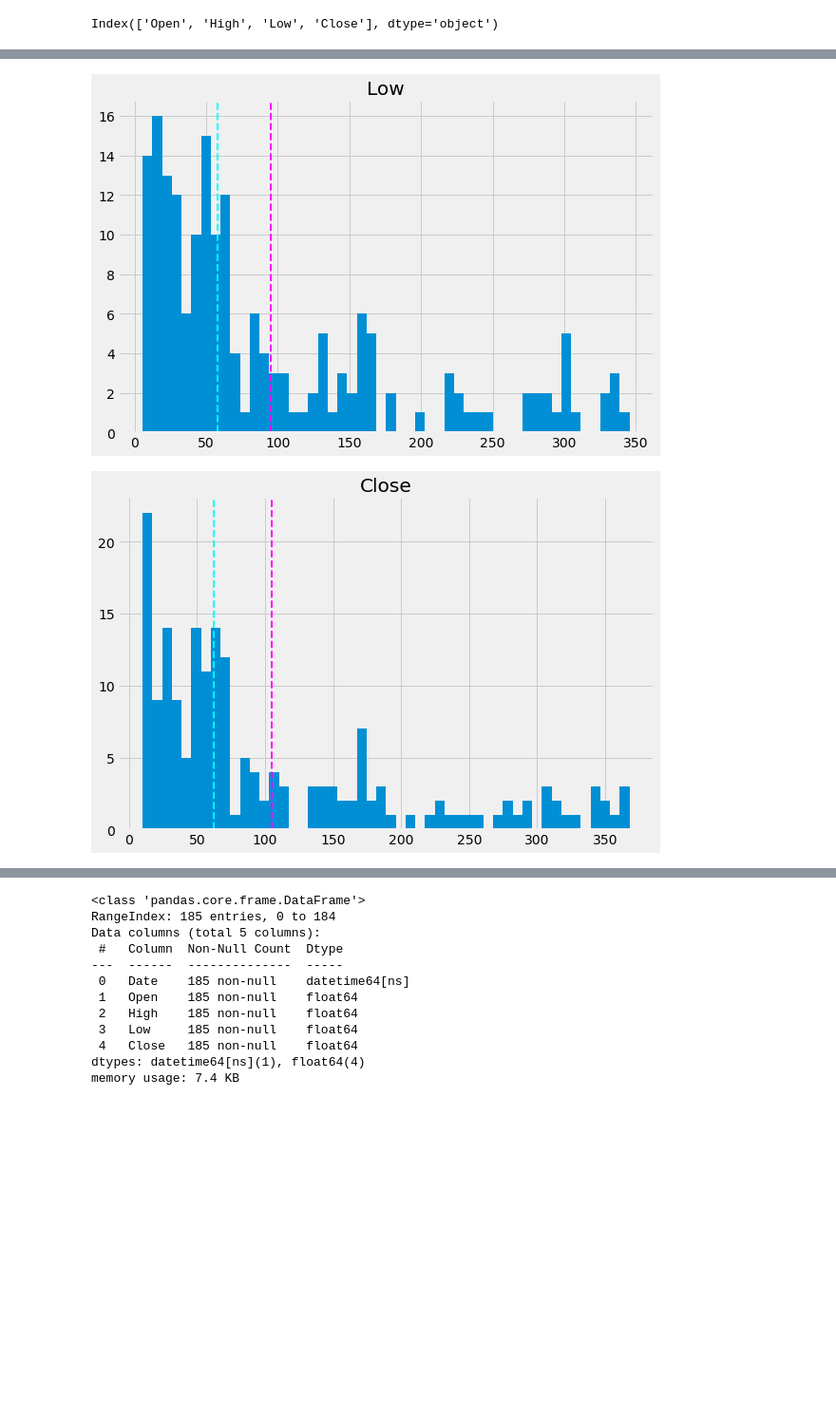
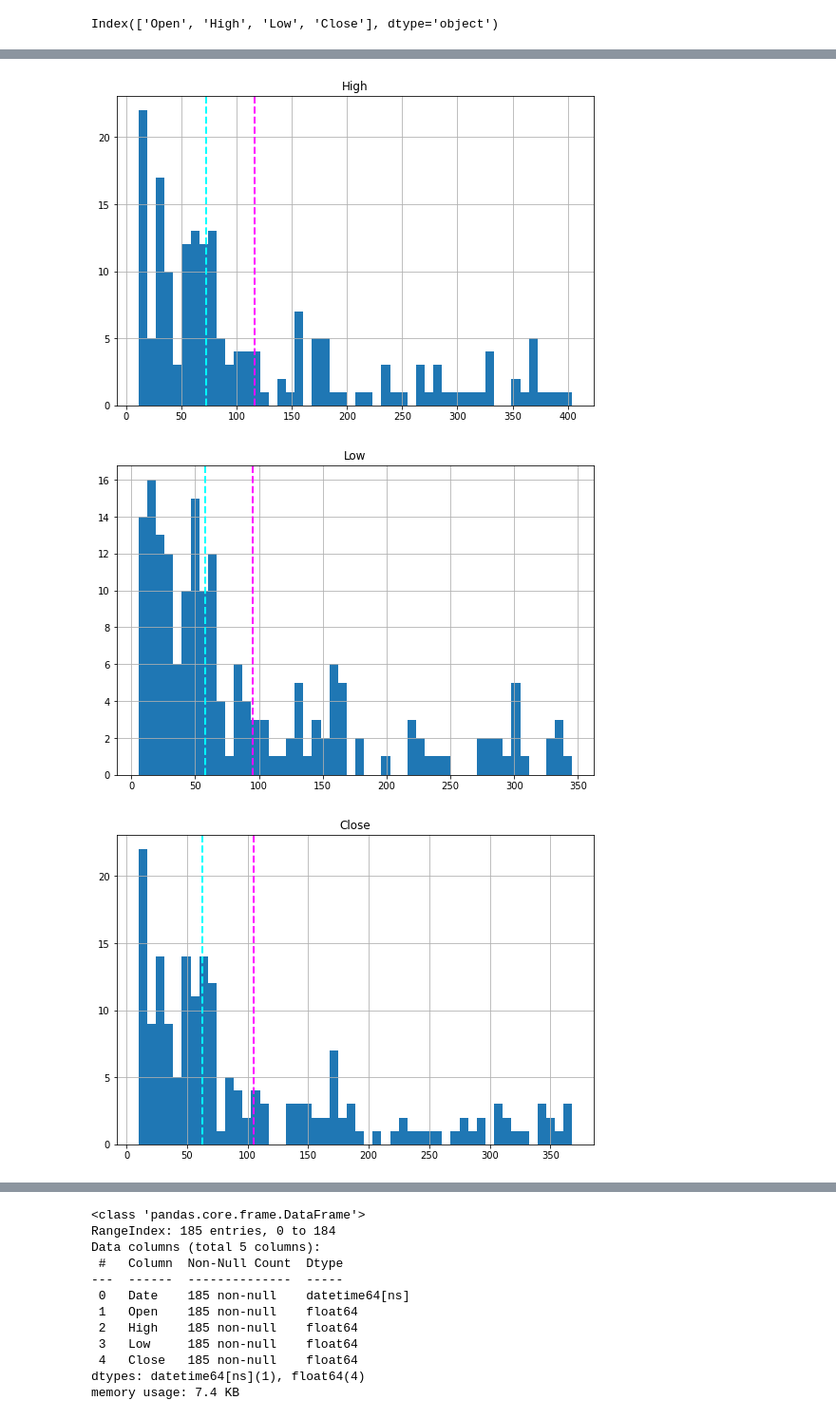
Before and after one commit to niteshavagabond/Yes-Bank-Stock-Closing-Price-Prediction, a Jupyter notebook: Yes_Bank_Stock_Closing_Price_Prediction_Nitesh_Verma.ipynb, the cells around one changed output, grey strips where cells are left out. Shown at 95% size. Saved outputs shown, nothing was run; the diff lists cells and outputs as text; code cells hidden in the pictures; blank space fills up the shorter version.

```diff
--- a/Yes_Bank_Stock_Closing_Price_Prediction_Nitesh_Verma.ipynb
+++ b/Yes_Bank_Stock_Closing_Price_Prediction_Nitesh_Verma.ipynb
@@ -23,31 +23,27 @@ from datetime import datetime
 from datetime import date
 %matplotlib inline
 
-
-from sklearn.preprocessing import MinMaxScaler
+from sklearn.preprocessing import StandardScaler
 from sklearn.model_selection import train_test_split
+from sklearn.linear_model import LinearRegression
+from sklearn import metrics
 from sklearn.metrics import r2_score
 from sklearn.metrics import mean_squared_error
-from sklearn.linear_model import LinearRegression
-##cv
+from sklearn.metrics import mean_absolute_error
+from sklearn.metrics import mean_absolute_percentage_error
 from sklearn.model_selection import cross_val_score
 
 import warnings
 warnings.filterwarnings('ignore')
 import plotly.express as px
-plt.style.use('fivethirtyeight')
+# plt.style.use('fivethirtyeight')
 from pylab import rcParams
 rcParams['figure.figsize'] = (10,6)
-#Import libraries for Regressor
 import math
 from sklearn import neighbors
-from sklearn.model_selection import GridSearchCV
-from sklearn import metrics
-from sklearn.metrics import mean_squared_error
-from sklearn.metrics import mean_absolute_error
+
 from sklearn import model_selection
 from sklearn.model_selection import KFold
-from sklearn.linear_model import Lasso
 
 from xgboost import XGBRegressor                       # xgboost model
 from sklearn.ensemble import RandomForestRegressor     # random forest model
@@ -55,10 +51,6 @@ from sklearn.svm import SVR                            # support vector regresso
 from sklearn.linear_model import (Lasso, Ridge,        # regularization
 ElasticNet, LassoCV, RidgeCV, ElasticNetCV)
 from sklearn.model_selection import GridSearchCV       # grid search to optimize parameters
-
-from sklearn.metrics import (r2_score,                 # import required metrics
-mean_squared_error,  mean_absolute_percentage_error,
-mean_absolute_error)
 # %%
 from google.colab import drive
 drive.mount('/content/drive')
@@ -210,7 +188,7 @@ Index(['Open', 'High', 'Low', 'Close'], dtype='object')
 #@title Default title text
 # plot a bar plot for each numerical feature count
 
-for col in numeric_features[1:]:
+for col in numeric_features[:]:
     fig = plt.figure(figsize=(9, 6))
     ax = fig.gca()
     feature = df[col]
@@ -224,2 +202,3 @@ plt.show()
-[figure, old version]
+[figure, new version]
-[figure, old version]
+[figure, new version]
+[figure, added]
```
Also changed, not shown: parts of 148 cells of this notebook.
